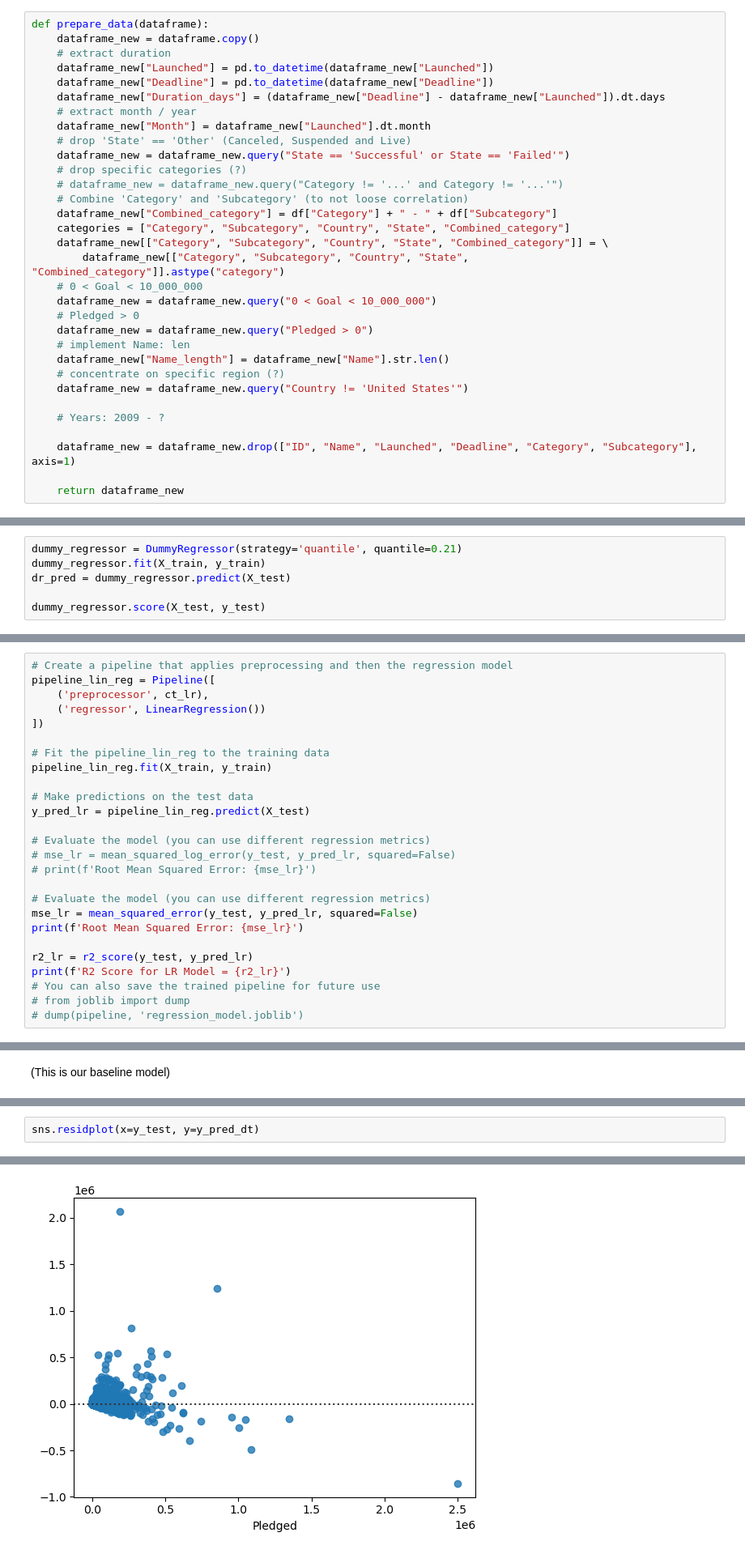
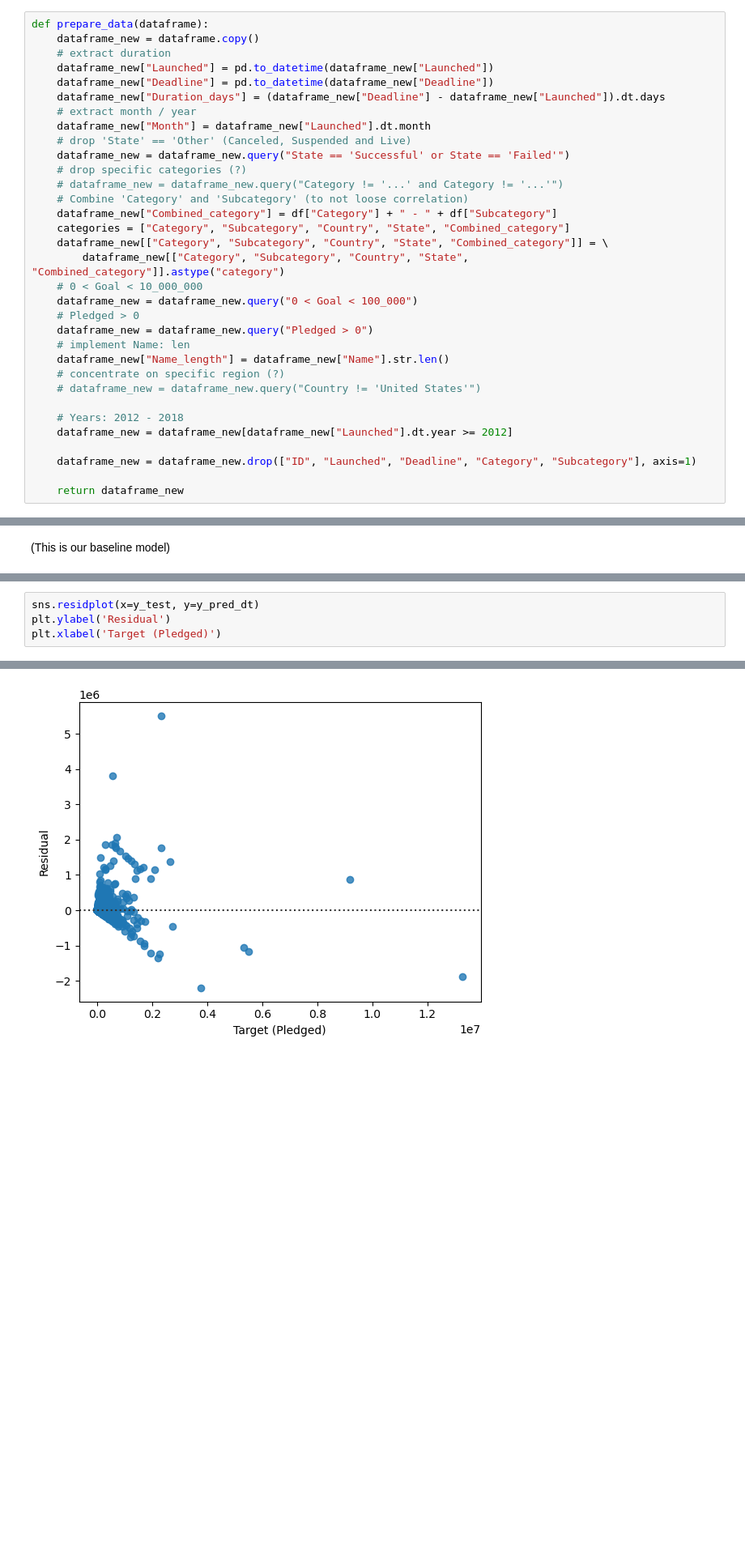
Before and after one commit to KaufmannLukas/ds-kickstarter-project, a Jupyter notebook: basemodel.ipynb, the cells around one changed output, grey strips where cells are left out. Shown at 81% size. Cells and saved outputs as stored; diff of their text form; blank space fills up the shorter version.

```diff
--- a/basemodel.ipynb
+++ b/basemodel.ipynb
@@ -64,16 +64,17 @@ def prepare_data(dataframe):
     dataframe_new[["Category", "Subcategory", "Country", "State", "Combined_category"]] = \
         dataframe_new[["Category", "Subcategory", "Country", "State", "Combined_category"]].astype("category")
     # 0 < Goal < 10_000_000
-    dataframe_new = dataframe_new.query("0 < Goal < 10_000_000")
+    dataframe_new = dataframe_new.query("0 < Goal < 100_000")
     # Pledged > 0
     dataframe_new = dataframe_new.query("Pledged > 0")
     # implement Name: len
     dataframe_new["Name_length"] = dataframe_new["Name"].str.len()
     # concentrate on specific region (?)
-    dataframe_new = dataframe_new.query("Country != 'United States'")
+    # dataframe_new = dataframe_new.query("Country != 'United States'")
 
-    # Years: 2009 - ?
+    # Years: 2012 - 2018
+    dataframe_new = dataframe_new[dataframe_new["Launched"].dt.year >= 2012]
 
-    dataframe_new = dataframe_new.drop(["ID", "Name", "Launched", "Deadline", "Category", "Subcategory"], axis=1)
+    dataframe_new = dataframe_new.drop(["ID", "Launched", "Deadline", "Category", "Subcategory"], axis=1)
 
     return dataframe_new
@@ -182,9 +153,3 @@ X = ks[[
 y = ks['Pledged']
 # %%
 X_train, X_test, y_train, y_test = train_test_split(X, y, random_state=0, test_size=0.3)
-# %%
-dummy_regressor = DummyRegressor(strategy='quantile', quantile=0.21)
-dummy_regressor.fit(X_train, y_train)
-dr_pred = dummy_regressor.predict(X_test)
-
-dummy_regressor.score(X_test, y_test)
@@ -400,26 +311,0 @@ y_test_log = np.log(y_test + 1)
-# %%
-# Create a pipeline that applies preprocessing and then the regression model
-pipeline_lin_reg = Pipeline([
-    ('preprocessor', ct_lr),
-    ('regressor', LinearRegression())
-])
-
-# Fit the pipeline_lin_reg to the training data
-pipeline_lin_reg.fit(X_train, y_train)
-
-# Make predictions on the test data
-y_pred_lr = pipeline_lin_reg.predict(X_test)
-
-# Evaluate the model (you can use different regression metrics)
-# mse_lr = mean_squared_log_error(y_test, y_pred_lr, squared=False)
-# print(f'Root Mean Squared Error: {mse_lr}')
-
-# Evaluate the model (you can use different regression metrics)
-mse_lr = mean_squared_error(y_test, y_pred_lr, squared=False)
-print(f'Root Mean Squared Error: {mse_lr}')
-
-r2_lr = r2_score(y_test, y_pred_lr)
-print(f'R2 Score for LR Model = {r2_lr}')
-# You can also save the trained pipeline for future use
-# from joblib import dump
-# dump(pipeline, 'regression_model.joblib')
@@ -506,3 +389,5 @@ plt.yscale('log')
 # %%
 sns.residplot(x=y_test, y=y_pred_dt)
+plt.ylabel('Residual')
+plt.xlabel('Target (Pledged)')
 # %% [output]
@@ -510 +395 @@ sns.residplot(x=y_test, y=y_pred_dt)
-[figure, old version]
+[figure, new version]
```
Also changed, not shown: parts of 49 cells of this notebook.
